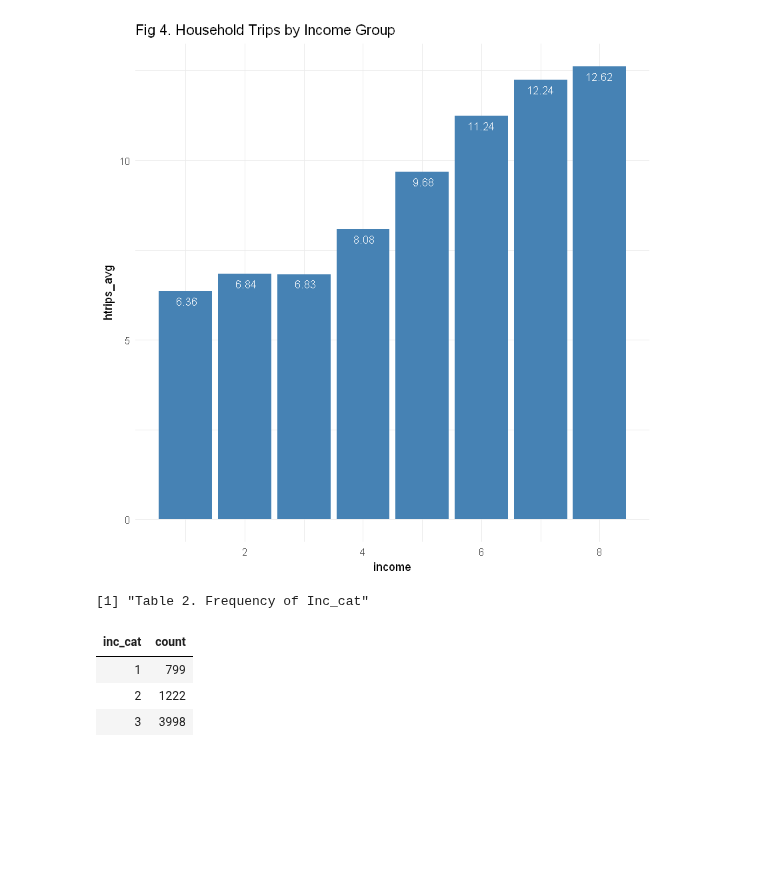
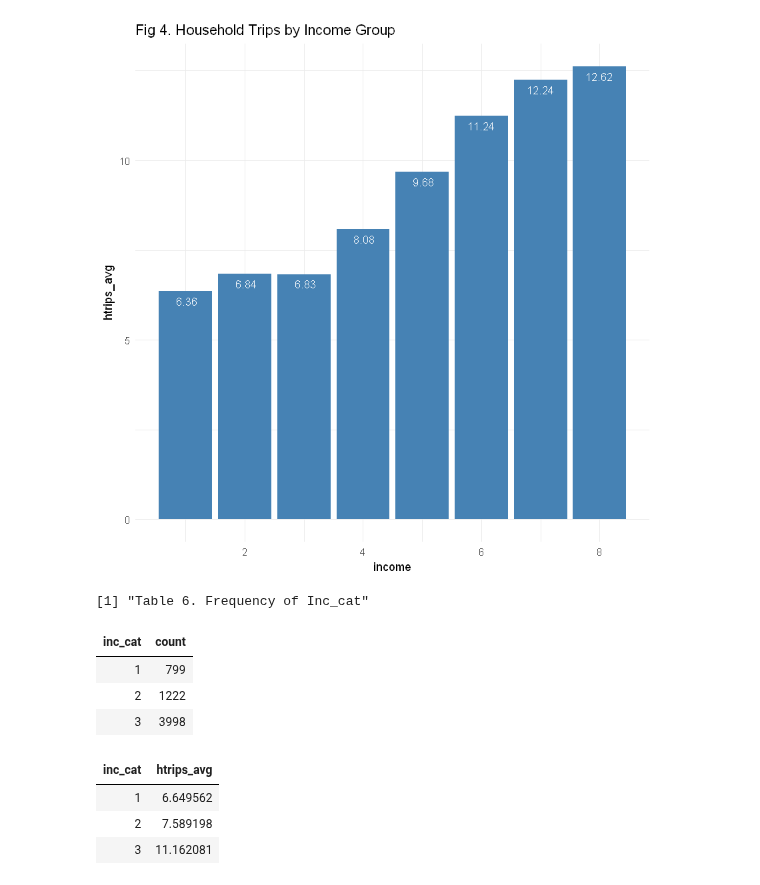
Before and after one commit to saashimi/USP_587, a Jupyter notebook: hw1-r.ipynb, the cells around one changed output. Cells and saved outputs as stored; diff of their text form; code cells hidden in the pictures; blank space fills up the shorter version.

```diff
--- a/hw1-r.ipynb
+++ b/hw1-r.ipynb
@@ -132,14 +132,24 @@ inc_cat <- ifelse(df$income <= 2 , 1, ifelse(
             df$income == 99, NA, df$income))))
 
 df$inc_cat <- inc_cat
-print("Table 2. Frequency of Inc_cat")
+print("Table 6. Frequency of Inc_cat")
 inc_cat.group <- group_by(df, inc_cat)  %>%
     filter(complete.cases(inc_cat))
 inc_cat.group.summary <- summarize(inc_cat.group, count=n())
 inc_cat.group.summary
 # %% [output]
-[1] "Table 2. Frequency of Inc_cat"
+[1] "Table 6. Frequency of Inc_cat"
 | inc_cat | count |
 | 1 | 799 |
 | 2 | 1222 |
 | 3 | 3998 |
+# %%
+inc_cat.group <- group_by(df, inc_cat)  %>%
+    filter(complete.cases(inc_cat))
+inc_cat.group.summary <- summarize(inc_cat.group, htrips_avg=mean(htrips))
+inc_cat.group.summary
+# %% [output]
+| inc_cat | htrips_avg |
+| 1 | 6.649562 |
+| 2 | 7.589198 |
+| 3 | 11.162081 |
```
Also changed, not shown: parts of 3 cells of this notebook.
